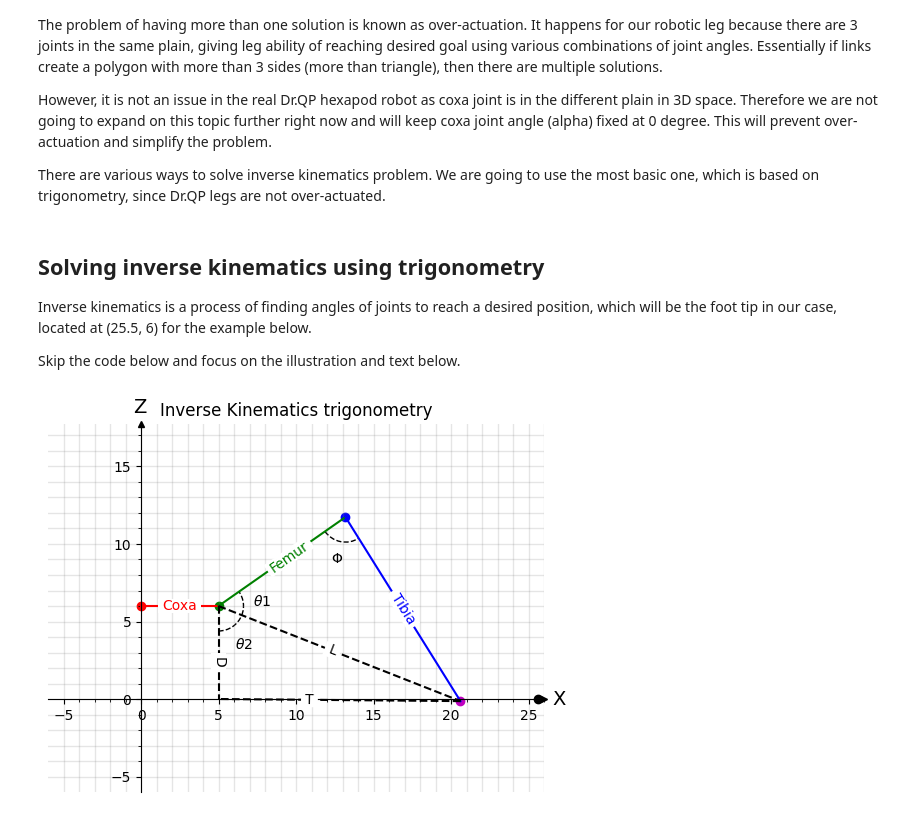
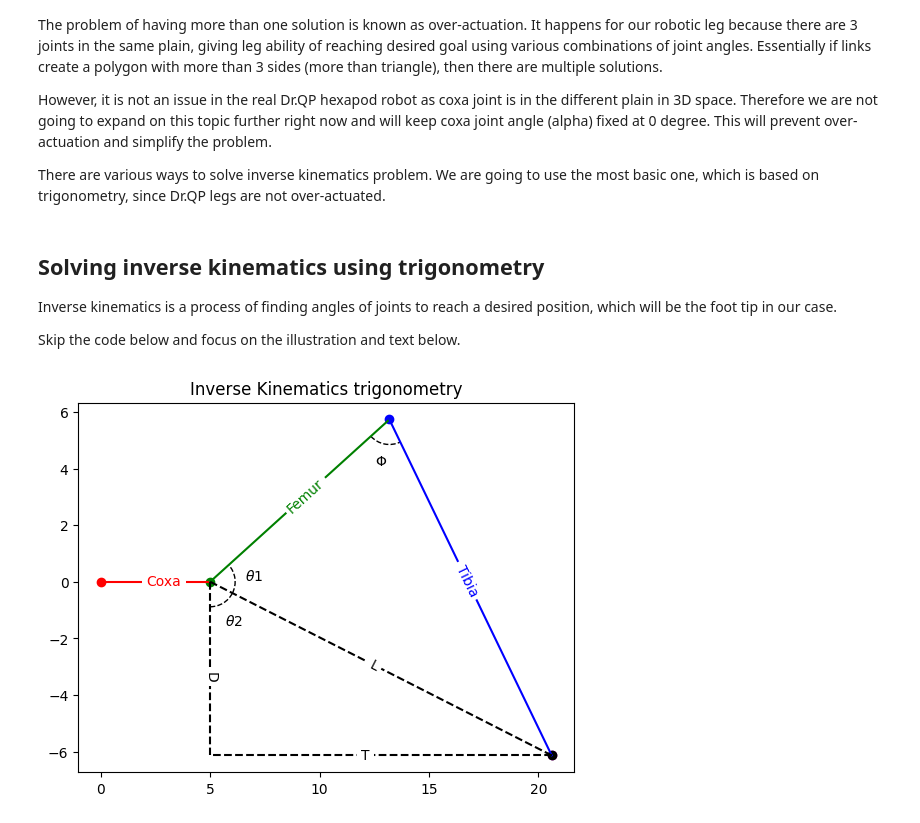
Before and after one commit to Dr-QP/Dr.QP, a Jupyter notebook: packages/runtime/drqp_brain/notebooks/getting_started_with_robot_ik.ipynb, the cells around one changed output. Drawn from its saved outputs; the diff is of its cells as text; code cells hidden in the pictures.

Commit message:
better visuals for the trigonometry

```diff
--- a/packages/runtime/drqp_brain/notebooks/getting_started_with_robot_ik.ipynb
+++ b/packages/runtime/drqp_brain/notebooks/getting_started_with_robot_ik.ipynb
@@ -172,7 +172,7 @@ There are various ways to solve inverse kinematics problem. We are going to use
 # %% [markdown]
 ## Solving inverse kinematics using trigonometry
 
-Inverse kinematics is a process of finding angles of joints to reach a desired position, which will be the foot tip in our case, located at (25.5, 6) for the example below.
+Inverse kinematics is a process of finding angles of joints to reach a desired position, which will be the foot tip in our case.
 
 Skip the code below and focus on the illustration and text below.
 # %%
@@ -186,14 +186,12 @@ def inverse_kinematics(coxa_length, femur_length, tibia_length, foot_target):
     # This is the function that we need to implement
 
     # These are guessed angles, computed ones should be close to them
-    theta1, theta2, phi = 26.46, 28.54, 273
+    theta1, theta2, phi = 27, 28, 273
     return theta1, theta2, phi
 
 
-foot_target = Point(25.6, 6, label='Foot target')
+foot_target = Point(20.61, -6.14, label='Foot target')
 
-# Inverse kinematic is defined in terms of leg coordinate frame, so body length is 0
-body_length = 0
 coxa_len = 5
 femur_len = 10
 tibia_len = 14
@@ -210,20 +208,26 @@ model = forward_kinematics(
     alpha,
     beta,
     gamma,
-    start_z=foot_target.y,
-    body_length=body_length,
+
+    # Inverse kinematic is defined in terms of leg coordinate frame, so body length and start_z are 0
+    start_z=0,
+    body_length=0,
 )
 
 fig, ax, _, _ = plot_leg_with_points(
-    model, 'Inverse Kinematics trigonometry', no_link_labels=True, no_joint_labels=True
+    model,
+    'Inverse Kinematics trigonometry',
+    no_link_labels=True,
+    no_joint_labels=True,
+    no_cartesian_plane=True,
 )
 
 body, coxa, femur, tibia = model
-d_end = Point(coxa.end.x, 0)
+d_end = Point(coxa.end.x, tibia.end.y)
 ax.plot(*zip(coxa.end, tibia.end), 'k--', label='L')
 ax.plot(*zip(coxa.end, d_end), 'k--', label='D')
 ax.plot(*zip(tibia.end, d_end), 'k--', label='T')
-ax.scatter(foot_target.x, body.start.y - foot_target.y, color='k', label='Foot target')
+ax.scatter(foot_target.x, foot_target.y, color='k', label='Foot target')
 
 AngleAnnotation(
     femur.start.numpy(),
@@ -242,32 +246,32 @@ AngleAnnotation(
     d_end.numpy(),
     tibia.end.numpy(),
     ax=ax,
     size=50,
     text=r'$\theta$2',
     color='k',
     linestyle='--',
     textposition='outside',
     text_kw=dict(fontsize=10, color='k'),
 )
 
 
 AngleAnnotation(
     femur.end.numpy(),
     femur.start.numpy(),
     tibia.end.numpy(),
     ax=ax,
     size=50,
     text=r'$\Phi$',
     color='k',
     linestyle='--',
     textposition='outside',
     text_kw=dict(fontsize=10, color='k'),
 )
 
 add_inline_labels(ax, with_overall_progress=False, fontsize='medium')
 ax.legend().remove()  # remove legend as labels are added inline
 
 pass
 # %% [output]
-[figure, old version]
+[figure, new version]
 # %% [markdown]
```
Also changed, not shown: parts of 1 cell of this notebook, 1 other file.
